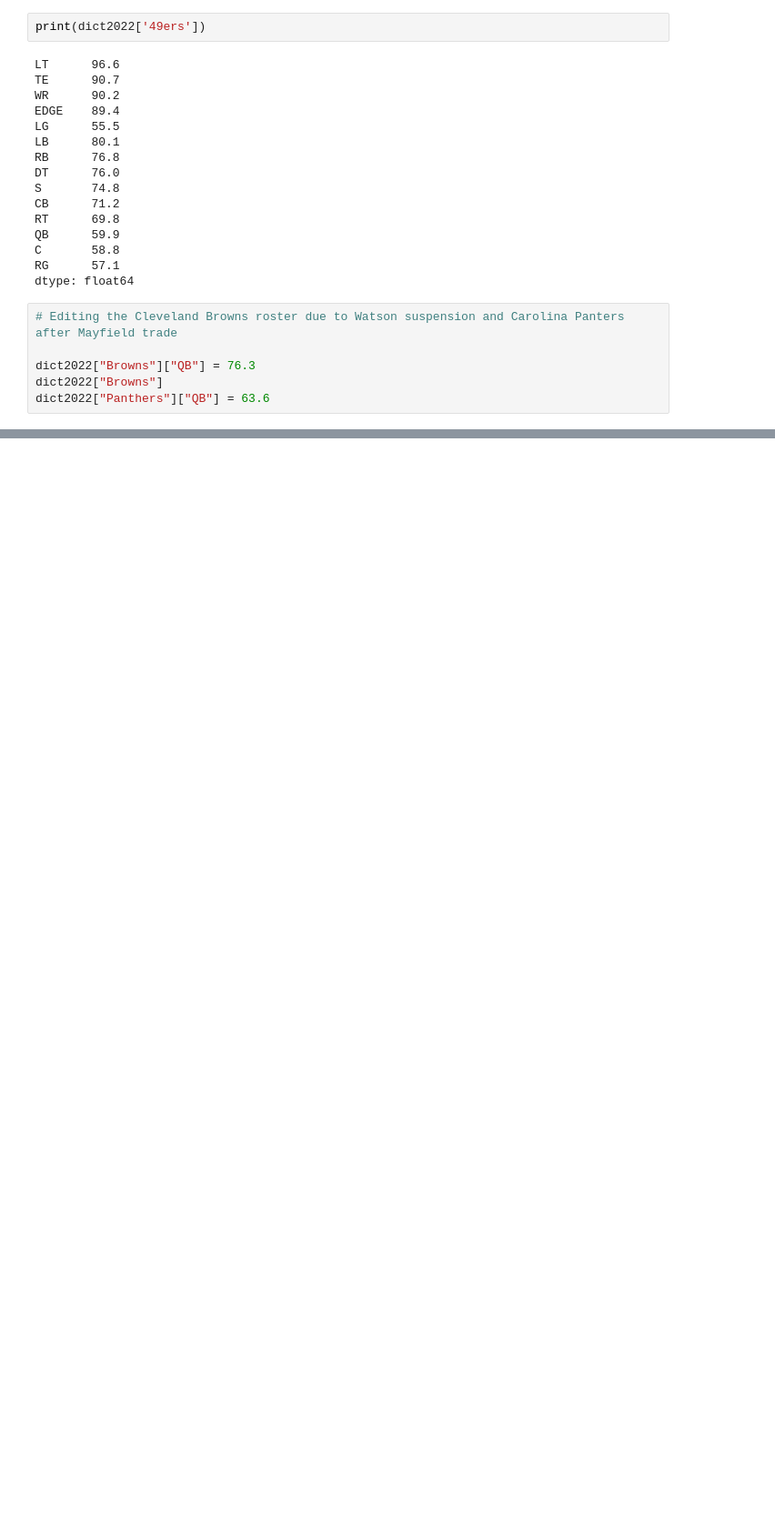
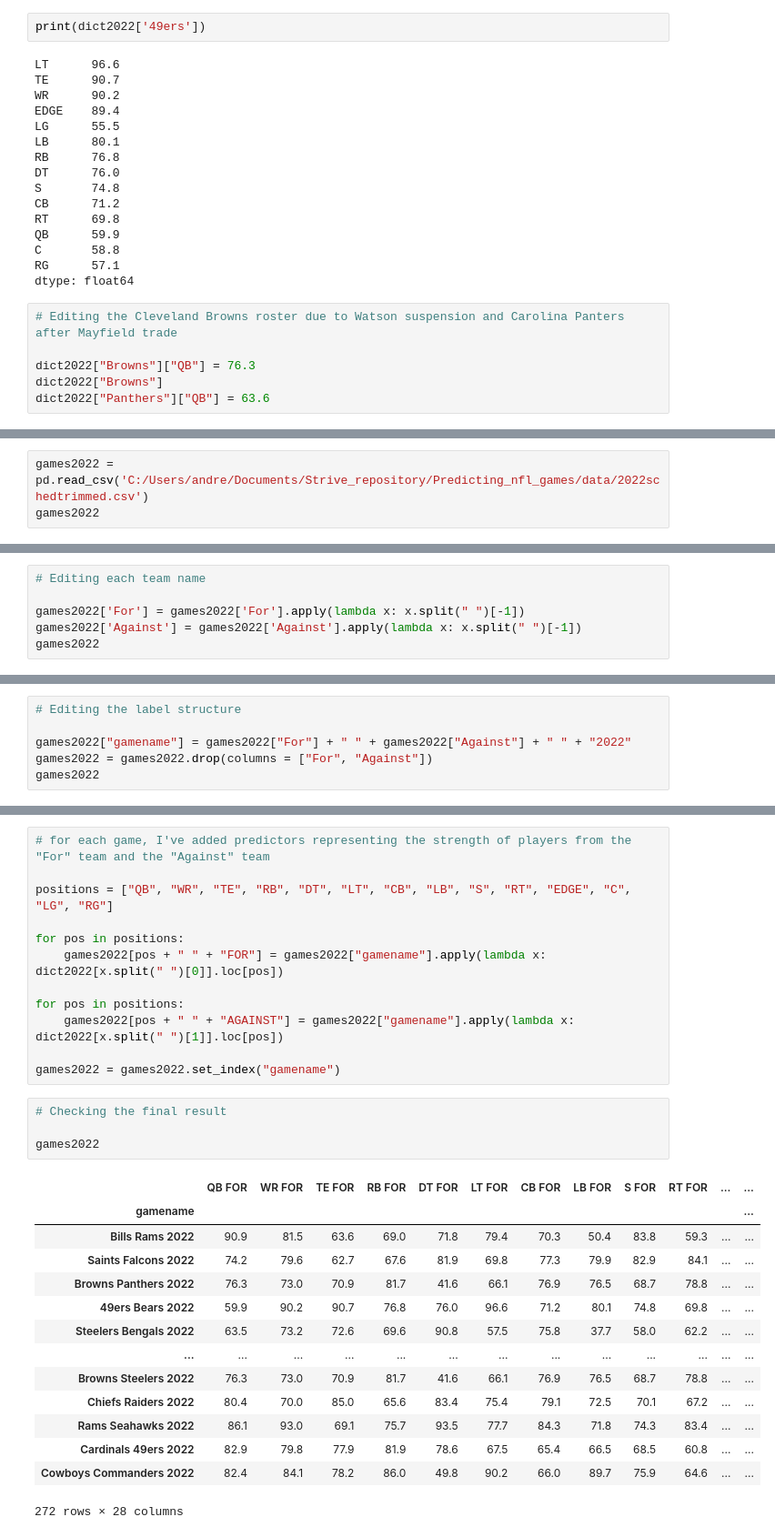
Before and after one commit to AndreaViviani89/Predicting_nfl_games, a Jupyter notebook: data analysis/data_cleaning.ipynb, the cells around one changed output, grey strips where cells are left out. Shown at 91% size. Cells and saved outputs as stored; diff of their text form; blank space fills up the shorter version.

Commit message:
update data analysis

```diff
--- a/data analysis/data_cleaning.ipynb
+++ b/data analysis/data_cleaning.ipynb
@@ -72,0 +255,3 @@ dict2022["Panthers"]["QB"] = 63.6
+# %%
+games2022 = pd.read_csv('C:/Users/andre/Documents/Strive_repository/Predicting_nfl_games/data/2022schedtrimmed.csv')
+games2022
@@ -72,0 +272,6 @@ dict2022["Panthers"]["QB"] = 63.6
+# %%
+# Editing each team name
+
+games2022['For'] = games2022['For'].apply(lambda x: x.split(" ")[-1])
+games2022['Against'] = games2022['Against'].apply(lambda x: x.split(" ")[-1])
+games2022
@@ -72,0 +292,6 @@ dict2022["Panthers"]["QB"] = 63.6
+# %%
+# Editing the label structure
+
+games2022["gamename"] = games2022["For"] + " " + games2022["Against"] + " " + "2022"
+games2022 = games2022.drop(columns = ["For", "Against"])
+games2022
@@ -72,0 +312,31 @@ dict2022["Panthers"]["QB"] = 63.6
+# %%
+# for each game, I've added predictors representing the strength of players from the "For" team and the "Against" team
+
+positions = ["QB", "WR", "TE", "RB", "DT", "LT", "CB", "LB", "S", "RT", "EDGE", "C", "LG", "RG"]
+
+for pos in positions:
+    games2022[pos + " " + "FOR"] = games2022["gamename"].apply(lambda x: dict2022[x.split(" ")[0]].loc[pos])
+
+for pos in positions:
+    games2022[pos + " " + "AGAINST"] = games2022["gamename"].apply(lambda x: dict2022[x.split(" ")[1]].loc[pos])
+
+games2022 = games2022.set_index("gamename")
+# %%
+# Checking the final result
+
+games2022
+# %% [output]
+|  | QB FOR | WR FOR | TE FOR | RB FOR | DT FOR | LT FOR | CB FOR | LB FOR | S FOR | RT FOR | ... | ... |
+| gamename |  |  |  |  |  |  |  |  |  |  |  | ... |
+| Bills Rams 2022 | 90.9 | 81.5 | 63.6 | 69.0 | 71.8 | 79.4 | 70.3 | 50.4 | 83.8 | 59.3 | ... | ... |
+| Saints Falcons 2022 | 74.2 | 79.6 | 62.7 | 67.6 | 81.9 | 69.8 | 77.3 | 79.9 | 82.9 | 84.1 | ... | ... |
+| Browns Panthers 2022 | 76.3 | 73.0 | 70.9 | 81.7 | 41.6 | 66.1 | 76.9 | 76.5 | 68.7 | 78.8 | ... | ... |
+| 49ers Bears 2022 | 59.9 | 90.2 | 90.7 | 76.8 | 76.0 | 96.6 | 71.2 | 80.1 | 74.8 | 69.8 | ... | ... |
+| Steelers Bengals 2022 | 63.5 | 73.2 | 72.6 | 69.6 | 90.8 | 57.5 | 75.8 | 37.7 | 58.0 | 62.2 | ... | ... |
+| ... | ... | ... | ... | ... | ... | ... | ... | ... | ... | ... | ... | ... |
+| Browns Steelers 2022 | 76.3 | 73.0 | 70.9 | 81.7 | 41.6 | 66.1 | 76.9 | 76.5 | 68.7 | 78.8 | ... | ... |
+| Chiefs Raiders 2022 | 80.4 | 70.0 | 85.0 | 65.6 | 83.4 | 75.4 | 79.1 | 72.5 | 70.1 | 67.2 | ... | ... |
+| Rams Seahawks 2022 | 86.1 | 93.0 | 69.1 | 75.7 | 93.5 | 77.7 | 84.3 | 71.8 | 74.3 | 83.4 | ... | ... |
+| Cardinals 49ers 2022 | 82.9 | 79.8 | 77.9 | 81.9 | 78.6 | 67.5 | 65.4 | 66.5 | 68.5 | 60.8 | ... | ... |
+| Cowboys Commanders 2022 | 82.4 | 84.1 | 78.2 | 86.0 | 49.8 | 90.2 | 66.0 | 89.7 | 75.9 | 64.6 | ... | ... |
+272 rows × 28 columns
```
Also changed, not shown: parts of 20 cells of this notebook, 2 other files.
